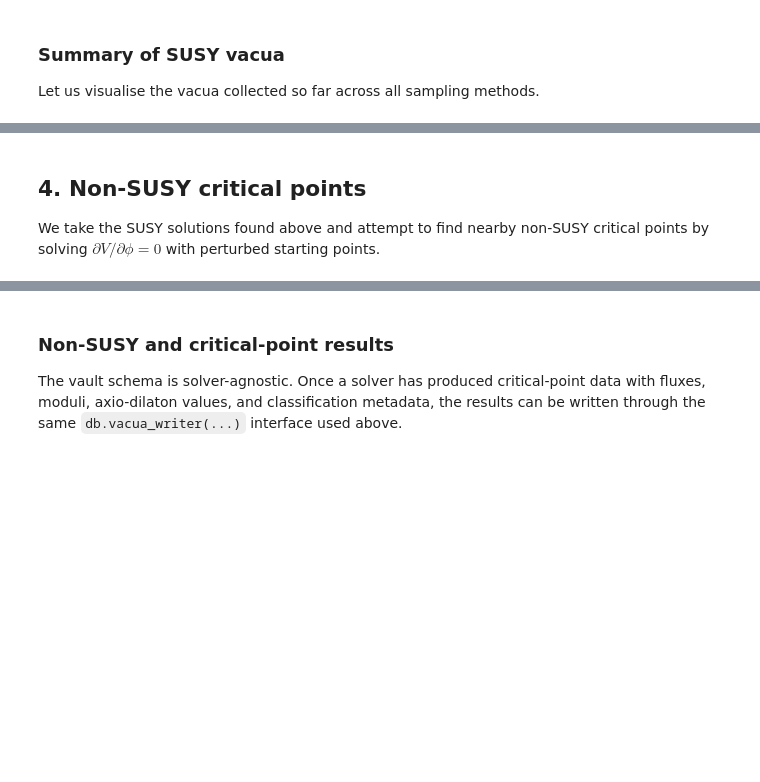
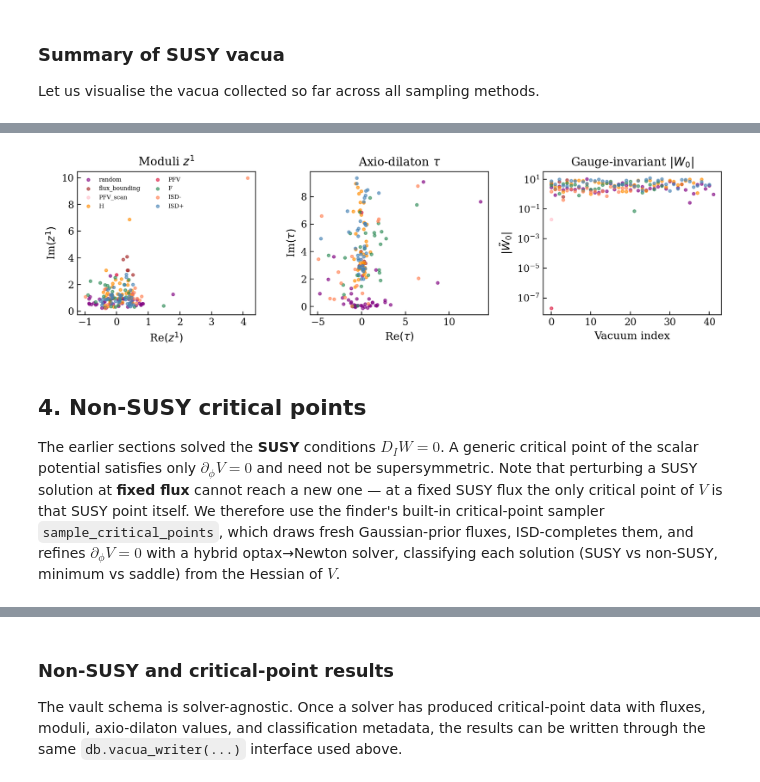
Before and after one commit to StringJAX/stringforge, a Jupyter notebook: documentation/source/tutorials/database_and_infrastructure/vacua_storage.ipynb, the cells around one changed output, grey strips where cells are left out. Drawn from its saved outputs; the diff is of its cells as text; code cells hidden in the pictures; blank space fills up the shorter version.

```diff
--- a/documentation/source/tutorials/database_and_infrastructure/vacua_storage.ipynb
+++ b/documentation/source/tutorials/database_and_infrastructure/vacua_storage.ipynb
@@ -160,7 +179,7 @@ Use `bounded_fluxes.enumerate_fluxes` with a small $N_\text{max}$ for a quick sy
 from jaxvacua.flux_bounding import bounded_fluxes
 
 bf = bounded_fluxes(model_A, sampler, Nmax=Nmax)
-enum_results = bf.sample_bounded_fluxes(n_sample=50, n_batch=100, n_target=50, n_mod=5, refine=True, verbose=True)
+enum_results = bf.sample_bounded_fluxes(n_sample=50, n_batch=50, n_target=50, n_mod=5, refine=True, verbose=True)
 
 if len(enum_results) > 0:
     # Extract arrays
@@ -278,15 +342,17 @@ Let us visualise the vacua collected so far across all sampling methods.
 # %%
 # Collect all SUSY vacua and plot
-all_runs = db.query_vacua(h12=2)
 if len(all_runs) > 0:
     fig, axes = plt.subplots(1, 3, figsize=(10, 3))
     colors = {"ISD+": "steelblue", "ISD-": "coral", "F": "seagreen", "H": "darkorange",
               "random": "purple", "flux_bounding": "brown", "PFV": "crimson", "PFV_scan": "pink"}
 
-    for _, run_row in all_runs.iterrows():
+    run_ids = list({x for x in all_runs['run_id'].to_list()})
+
+    for run_id in run_ids:
+        run_row = all_runs[all_runs['run_id'] == run_id].iloc[0]
         method = run_row["method"]
         try:
-            df = db.load_vacua(run_id=run_row["run_id"])
+            df = db.load_vacua(run_id=run_id)
         except Exception:
             continue
         if len(df) == 0:
@@ -295,6 +361,10 @@ if len(all_runs) > 0:
         z_arr = np.array(df["moduli"].tolist())
         tau_arr = np.array(df["tau"].tolist())
         c = colors.get(method, "gray")
+
+        flag = (np.all(np.abs(z_arr.imag) < 10, axis=1)) & (np.abs(tau_arr.imag) < 10)
+        z_arr = z_arr[flag]
+        tau_arr = tau_arr[flag]
 
         axes[0].scatter(z_arr[:, 0].real, z_arr[:, 0].imag, s=8, c=c, alpha=0.6, label=method)
         axes[1].scatter(tau_arr.real, tau_arr.imag, s=8, c=c, alpha=0.6)
@@ -303,35 +373,37 @@ if len(all_runs) > 0:
         for j in range(len(df)):
             row = df.iloc[j]
             try:
                 W0 = abs(complex(model_A.superpotential_gauge_invariant(
                     jnp.array(row["moduli"]), complex(row["tau"]), jnp.array(row["flux"]))))
                 axes[2].scatter(j, W0, s=8, c=c, alpha=0.6)
             except Exception:
                 pass
 
     axes[0].set_xlabel(r"Re$(z^1)$")
     axes[0].set_ylabel(r"Im$(z^1)$")
     axes[0].set_title("Moduli $z^1$")
     # Remove duplicate labels
     handles, labels = axes[0].get_legend_handles_labels()
     by_label = dict(zip(labels, handles))
     axes[0].legend(by_label.values(), by_label.keys(), fontsize=6, ncol=2)
 
     axes[1].set_xlabel(r"Re$(\tau)$")
     axes[1].set_ylabel(r"Im$(\tau)$")
     axes[1].set_title(r"Axio-dilaton $\tau$")
 
     axes[2].set_xlabel("Vacuum index")
     axes[2].set_ylabel(r"$|\tilde{W}_0|$")
     axes[2].set_yscale("log")
     axes[2].set_title(r"Gauge-invariant $|W_0|$")
 
     fig.tight_layout()
     plt.show()
 else:
     print("No vacua stored yet")
+# %% [output]
+[figure, added]
 # %% [markdown]
 ## 4. Non-SUSY critical points
 
-We take the SUSY solutions found above and attempt to find nearby non-SUSY critical points by solving $\partial V / \partial \phi = 0$ with perturbed starting points.
+The earlier sections solved the **SUSY** conditions $D_I W = 0$. A generic critical point of the scalar potential satisfies only $\partial_\phi V = 0$ and need not be supersymmetric. Note that perturbing a SUSY solution at **fixed flux** cannot reach a new one — at a fixed SUSY flux the only critical point of $V$ is that SUSY point itself. We therefore use the finder's built-in critical-point sampler `sample_critical_points`, which draws fresh Gaussian-prior fluxes, ISD-completes them, and refines $\partial_\phi V = 0$ with a hybrid optax→Newton solver, classifying each solution (SUSY vs non-SUSY, minimum vs saddle) from the Hessian of $V$.
 # %%
```
Also changed, not shown: parts of 30 cells of this notebook, 11 other files.
